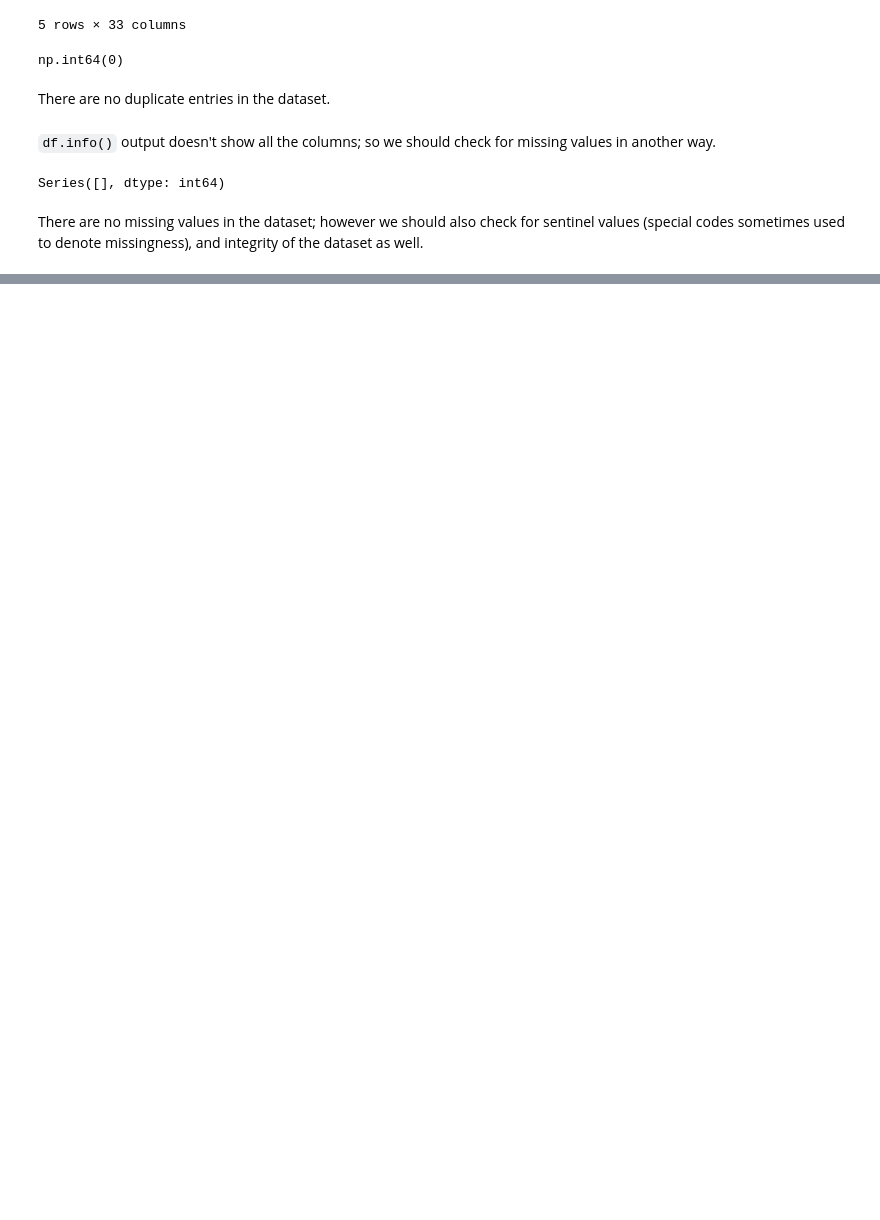
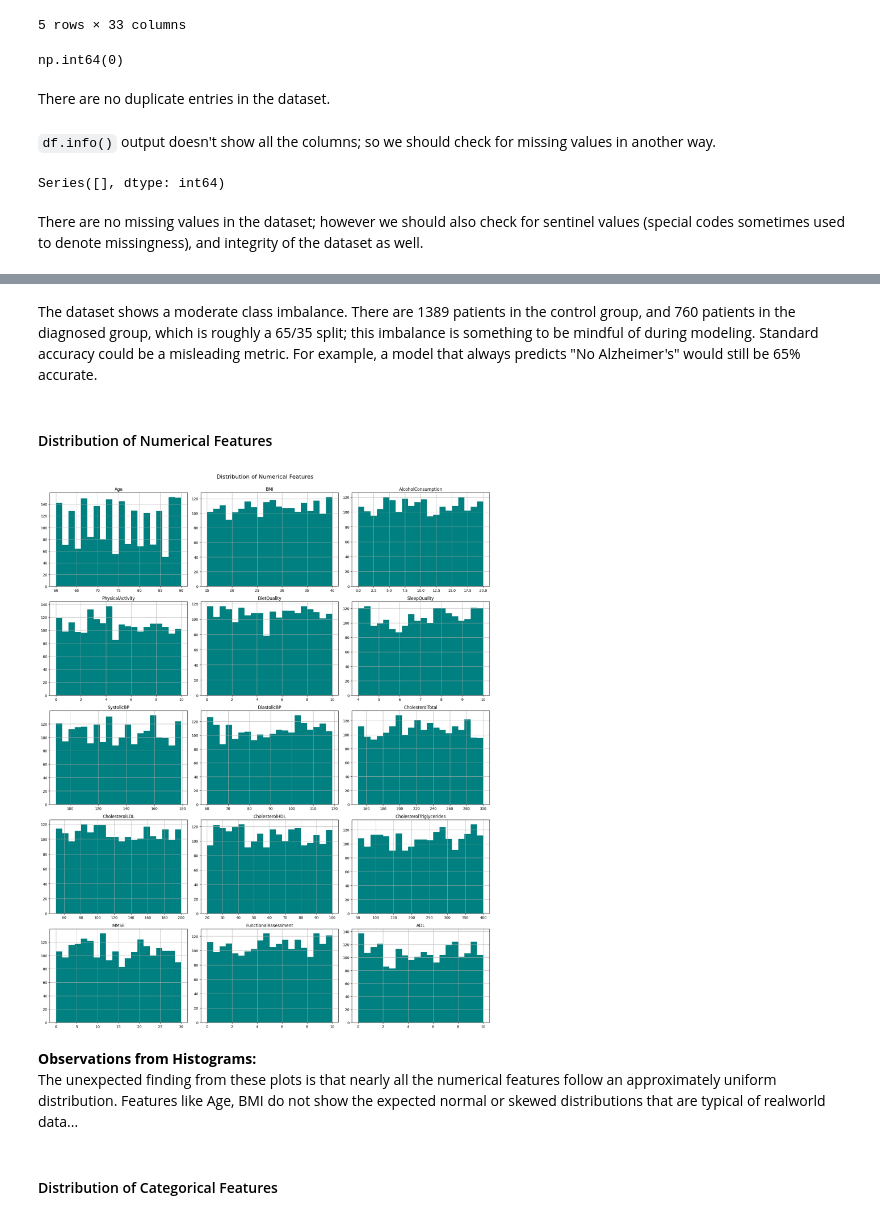
Before and after one commit to mtfattahpour/alzheimer-ml-classification, a Jupyter notebook: analysis.ipynb, the cells around one changed output, grey strips where cells are left out. Saved outputs shown, nothing was run; the diff lists cells and outputs as text; code cells hidden in the pictures; blank space fills up the shorter version.

```diff
--- a/analysis.ipynb
+++ b/analysis.ipynb
@@ -158,0 +190,22 @@ for col, rule in validation_rules.items():
+# %% [markdown]
+The dataset shows a moderate class imbalance. There are 1389 patients in the control group, and 760 patients in the diagnosed group, which is roughly a 65/35 split; this imbalance is something to be mindful of during modeling. Standard accuracy could be a misleading metric. For example, a model that always predicts "No Alzheimer's" would still be 65% accurate.
+# %% [markdown]
+#### Distribution of Numerical Features
+# %%
+numerical_features = [
+    'Age', 'BMI', 'AlcoholConsumption', 'PhysicalActivity', 'DietQuality', 'SleepQuality',
+    'SystolicBP', 'DiastolicBP', 'CholesterolTotal', 'CholesterolLDL', 'CholesterolHDL',
+    'CholesterolTriglycerides', 'MMSE', 'FunctionalAssessment', 'ADL'
+]
+
+df[numerical_features].hist(bins=20, figsize=(18, 22), layout=(-1,3), color="teal")
+plt.suptitle('Distribution of Numerical Features', y=1.0, fontsize=16)
+plt.tight_layout()
+plt.show()
+# %% [output]
+[figure, added]
+# %% [markdown]
+**Observations from Histograms:**\
+The unexpected finding from these plots is that nearly all the numerical features follow an approximately uniform distribution. Features like Age, BMI do not show the expected normal or skewed distributions that are typical of realworld data...
+# %% [markdown]
+#### Distribution of Categorical Features
```
Also changed, not shown: parts of 8 cells of this notebook.
